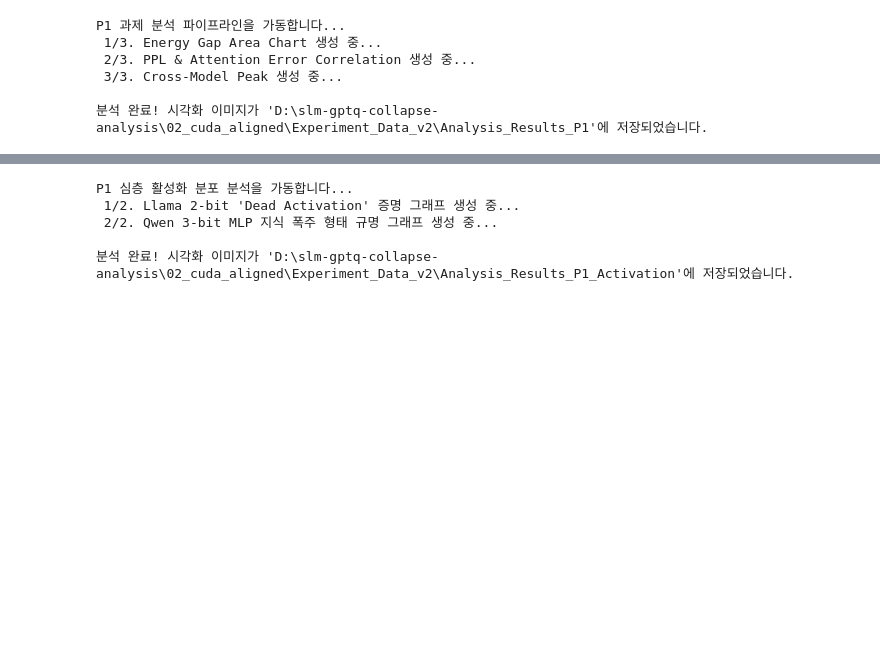
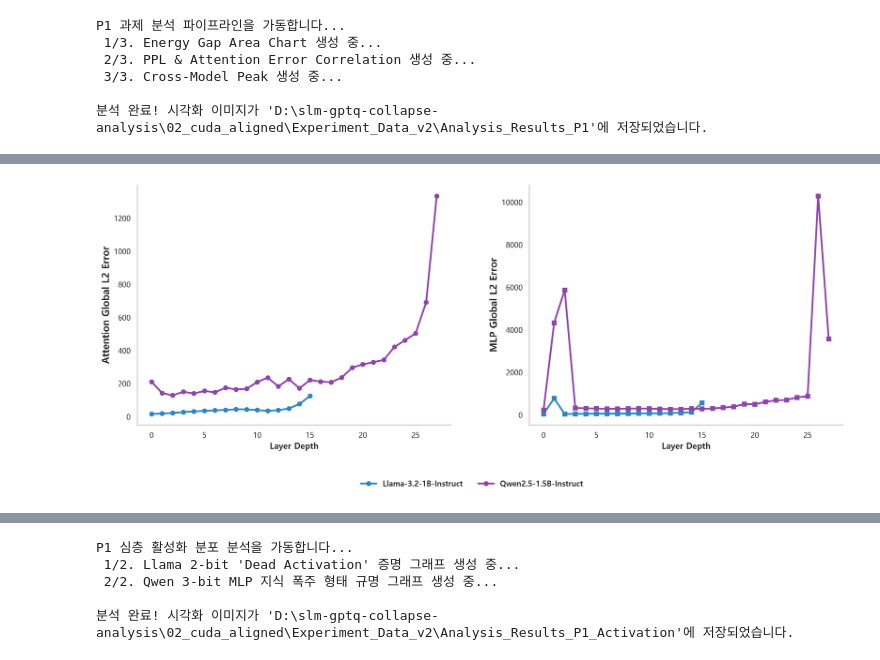
Before and after one commit to SHINJIHAN/slm-gptq-collapse-analysis, a Jupyter notebook: 04_llm_quant_analysis/06_analyze_p1_framework.ipynb, the cells around one changed output, grey strips where cells are left out. Drawn from its saved outputs; the diff is of its cells as text; code cells hidden in the pictures; blank space fills up the shorter version.

```diff
--- a/04_llm_quant_analysis/06_analyze_p1_framework.ipynb
+++ b/04_llm_quant_analysis/06_analyze_p1_framework.ipynb
@@ -217,3 +217,97 @@ P1 과제 분석 파이프라인을 가동합니다...
  3/3. Cross-Model Peak 생성 중...
 
 분석 완료! 시각화 이미지가 'D:\slm-gptq-collapse-analysis\02_cuda_aligned\Experiment_Data_v2\Analysis_Results_P1'에 저장되었습니다.
+# %%
+# (앞부분의 import 및 데이터 로드 함수들은 기존과 동일하게 있다고 가정합니다)
+
+# ==========================================
+# 4. 시각화 1: 아키텍처별 손상 부위 (L2 Error) - 새로운 피벗 (블록 중심 비교)
+# 목적: MLP에서의 파국적 차이를 극명하게 대비시킴.
+# ==========================================
+def plot_architectural_error_comparison(quant_type="GPTQ_3bit"):
+    # quant_type 매개변수에 "Original_BF16", "GPTQ_8bit", "GPTQ_4bit", "GPTQ_2bit" 등을 입력하여 사용
+    print("=== 새로운 피벗 전략(블록 중심 비교) 가동 ===")
+
+    # 1. 시각화 스타일 설정 (한글 폰트 지원 고딕)
+    import seaborn as sns
+    import matplotlib.pyplot as plt
+    sns.set_theme(style="whitegrid", rc={"font.family": "Malgun Gothic", "axes.unicode_minus": False})
+
+    # 2. 데이터 미리 로드 및 빈 데이터 확인
+    stats_data = {}
+    for model_name in MODELS.keys():
+        # 하드코딩된 "GPTQ_16bit"를 실제 존재하는 디렉토리 접미사인 quant_type 변수로 대체
+        df = load_layer_statistics(model_name, quant_type)
+        if df.empty:
+            print(f"❌ 경고: {model_name}의 데이터를 찾을 수 없습니다. (요청된 양자화 타입: {quant_type})")
+            continue
+        stats_data[model_name] = df
+
+    if not stats_data:
+        print("❌ 로드된 데이터가 없습니다. 실행을 중단합니다.")
+        return
+
+    # 3. Figure 및 Axes 생성 (Side-by-Side)
+    # 폰트 깨짐 방지를 위해 여기서 다시 한번 맑은 고딕을 지정
+    plt.rcParams['font.family'] = 'Malgun Gothic'
+    fig, axes = plt.subplots(1, 2, figsize=(15, 6), sharey=False, dpi=300)
+
+    # 이전 PPL과 통일된 모델 컬러맵
+    MODEL_COLOR_MAP = {
+        'Llama-3.2-1B-Instruct': '#2E86C1',  # 파란색 (Llama)
+        'Qwen2.5-1.5B-Instruct': '#8E44AD'   # 보라색 (Qwen)
+    }
+
+    ax_attn = axes[0] # 좌측: 어텐션 비교
+    ax_mlp = axes[1]  # 우측: MLP 비교
+
+    # --- [좌측: 어텐션 블록 에러 비교] ---
+    for model_name, color in MODEL_COLOR_MAP.items():
+        if model_name in stats_data:
+            df = stats_data[model_name]
+            # 어텐션 전용 마커(circle)와 통일된 선 스타일
+            ax_attn.plot(df["layer"], df["attn_l2"], color=color, marker='o', markersize=6,
+                        linewidth=2.5, zorder=3, label=model_name)
+
+    ax_attn.set_xlabel("Layer Depth", fontweight='bold', fontsize=12)
+    ax_attn.set_ylabel("Attention Global L2 Error", fontweight='bold', fontsize=14)
+
+    # --- [우측: MLP 블록 에러 비교] ---
+    # 이 그래프는 Qwen의 8000+ 스케일을 기준으로 그려져 Llama(<500)는 바닥에 붙게 됨.
+    for model_name, color in MODEL_COLOR_MAP.items():
+        if model_name in stats_data:
+            df = stats_data[model_name]
+            # MLP 전용 마커(square)와 통일된 선 스타일
+            ax_mlp.plot(df["layer"], df["mlp_l2"], color=color, marker='s', markersize=6,
+                        linewidth=2.5, zorder=2, label=model_name)
+
+    ax_mlp.set_xlabel("Layer Depth", fontweight='bold', fontsize=12)
+    ax_mlp.set_ylabel("MLP Global L2 Error", fontweight='bold', fontsize=14)
+
+    # --- 공통 학술 포맷 정리 ---
+    for ax in axes:
+        ax.spines['top'].set_visible(False)
+        ax.spines['right'].set_visible(False)
+        ax.spines['left'].set_linewidth(1.5)
+        ax.spines['bottom'].set_linewidth(1.5)
+        ax.grid(False)
+
+    # --- 통합 범례 (모델 비교용) ---
+    # handles와 labels는 둘 중 하나의 axes에서 가져와도 동일함
+    handles, labels = ax_attn.get_legend_handles_labels()
+    fig.legend(handles, labels, loc='lower center', bbox_to_anchor=(0.5, -0.05),
+               ncol=2, frameon=False, fontsize=13, prop={'weight':'bold'})
+
+    plt.tight_layout()
+    # 범례와 Y축 라벨 공간 확보 조정
+    plt.subplots_adjust(bottom=0.18, wspace=0.25)
+
+    plt.savefig("Fig2_Internal_Error_Pivot_Academic.png", dpi=300, bbox_inches='tight', facecolor='white')
+    plt.show()
+    plt.close()
+
+# 실행 명령
+print("=== 그래프 생성 스크립트 가동 ===")
+plot_architectural_error_comparison(quant_type="GPTQ_3bit")
+print("=== 스크립트 종료 ===")
+# %% [output]
@@ -219,0 +316 @@ P1 과제 분석 파이프라인을 가동합니다...
+[figure, added]
```
Also changed, not shown: parts of 7 cells of this notebook, 25 other files.
